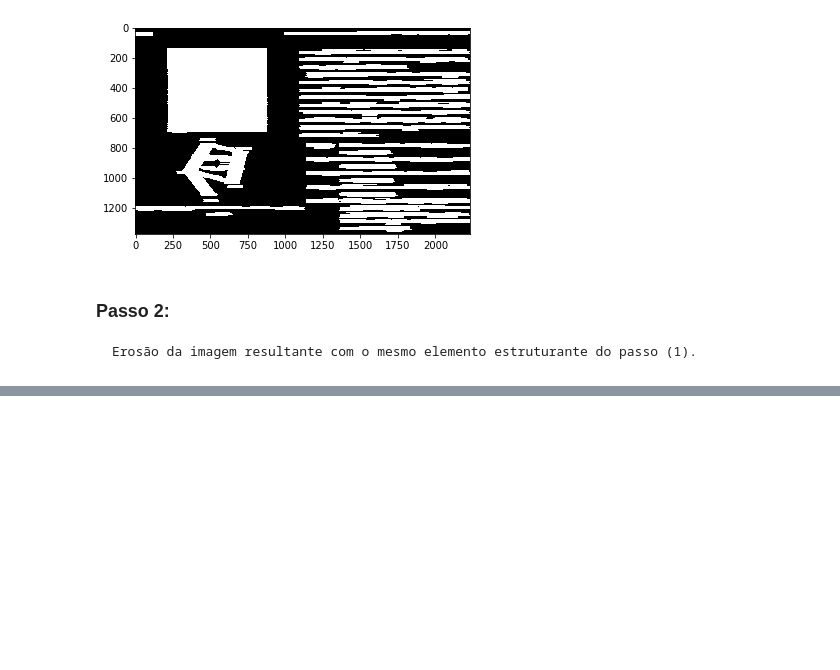
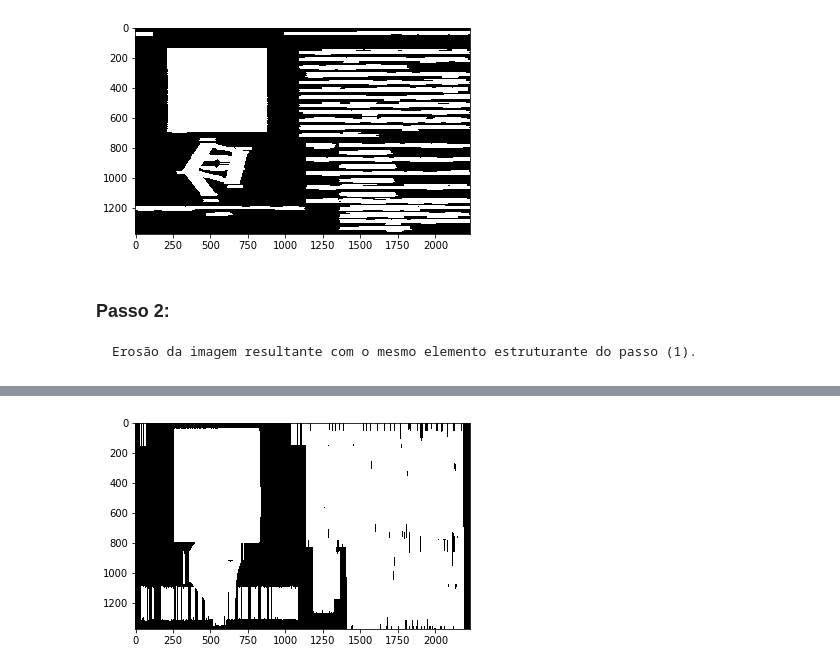
Before and after one commit to luizcartolano2/mc920, a Jupyter notebook: proj3-2019/proj3.ipynb, the cells around one changed output, grey strips where cells are left out. Drawn from its saved outputs; the diff is of its cells as text; code cells hidden in the pictures; blank space fills up the shorter version.

```diff
--- a/proj3-2019/proj3.ipynb
+++ b/proj3-2019/proj3.ipynb
@@ -36,0 +40,8 @@ show()
+# %%
+img_3 = img.copy()
+kernel = np.ones((200,1))
+img_dlt_3 = cv2.dilate(-img_3,kernel,iterations = 1)
+imshow(img_dlt_3,cmap='gray')
+show()
+# %% [output]
+[figure, added]
```
Also changed, not shown: parts of 4 cells of this notebook.
